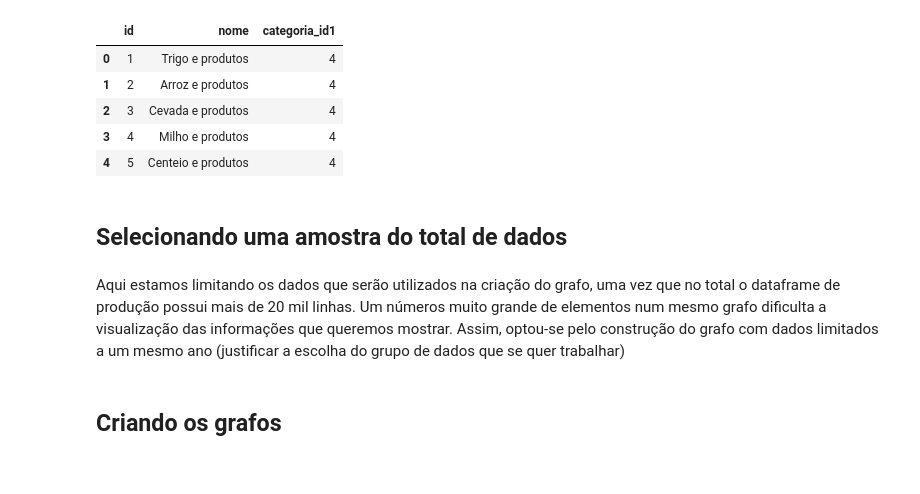
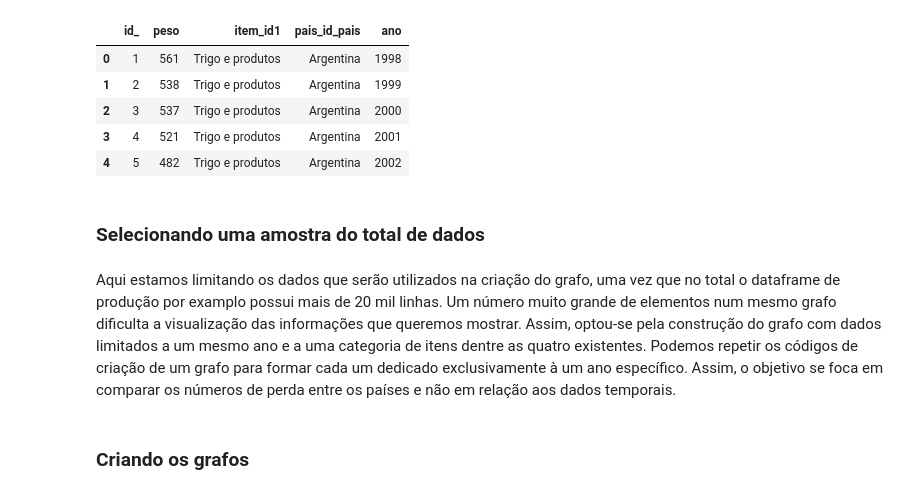
Before and after one commit to Cristiananc/Introduction-to-Databases, a Jupyter notebook: A2/Grafo.ipynb, the cells around one changed output. Drawn from its saved outputs; the diff is of its cells as text; code cells hidden in the pictures.

Commit message:
iniciando criacao dos grafos

```diff
--- a/A2/Grafo.ipynb
+++ b/A2/Grafo.ipynb
@@ -13,15 +16,15 @@ for df in df_filenames:
    vars()[df_names[id]] = pd.read_pickle(df)
    id += 1
 # %%
-df_item.head(5)
+df_perda.head(5)
 # %% [output]
-|  | id | nome | categoria_id1 |
-| 0 | 1 | Trigo e produtos | 4 |
-| 1 | 2 | Arroz e produtos | 4 |
-| 2 | 3 | Cevada e produtos | 4 |
-| 3 | 4 | Milho e produtos | 4 |
-| 4 | 5 | Centeio e produtos | 4 |
+|  | id_ | peso | item_id1 | pais_id_pais | ano |
+| 0 | 1 | 561 | Trigo e produtos | Argentina | 1998 |
+| 1 | 2 | 538 | Trigo e produtos | Argentina | 1999 |
+| 2 | 3 | 537 | Trigo e produtos | Argentina | 2000 |
+| 3 | 4 | 521 | Trigo e produtos | Argentina | 2001 |
+| 4 | 5 | 482 | Trigo e produtos | Argentina | 2002 |
 # %% [markdown]
-## Selecionando uma amostra do total de dados
+### Selecionando uma amostra do total de dados
 # %% [markdown]
-Aqui estamos limitando os dados que serão utilizados na criação do grafo, uma vez que no total o dataframe de produção possui mais de 20 mil linhas. Um números muito grande de elementos num mesmo grafo dificulta a visualização das informações que queremos mostrar. Assim, optou-se pelo construção do grafo com dados limitados a um mesmo ano (justificar a escolha do grupo de dados que se quer trabalhar)
+Aqui estamos limitando os dados que serão utilizados na criação do grafo, uma vez que no total o dataframe de produção por examplo possui mais de 20 mil linhas. Um número muito grande de elementos num mesmo grafo dificulta a visualização das informações que queremos mostrar. Assim, optou-se pela construção do grafo com dados limitados a um mesmo ano e a uma categoria de itens dentre as quatro existentes. Podemos repetir os códigos de criação de um grafo para formar cada um dedicado exclusivamente à um ano específico. Assim, o objetivo se foca em comparar os números de perda entre os países e não em relação aos dados temporais.
@@ -28,2 +36,2 @@ Aqui estamos limitando os dados que serão utilizados na criação do grafo, uma
 # %% [markdown]
-## Criando os grafos
+### Criando os grafos
```
Also changed, not shown: parts of 12 cells of this notebook.
